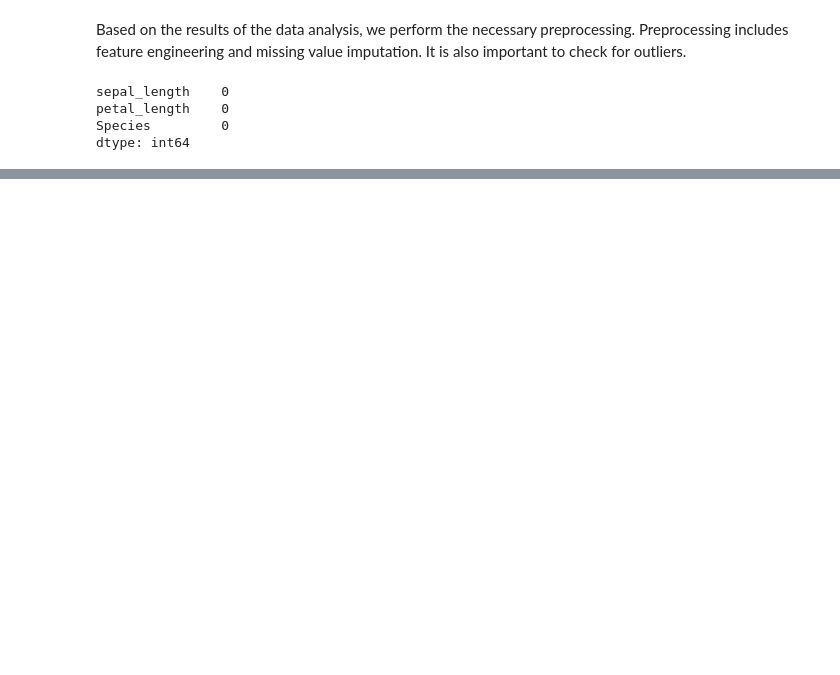
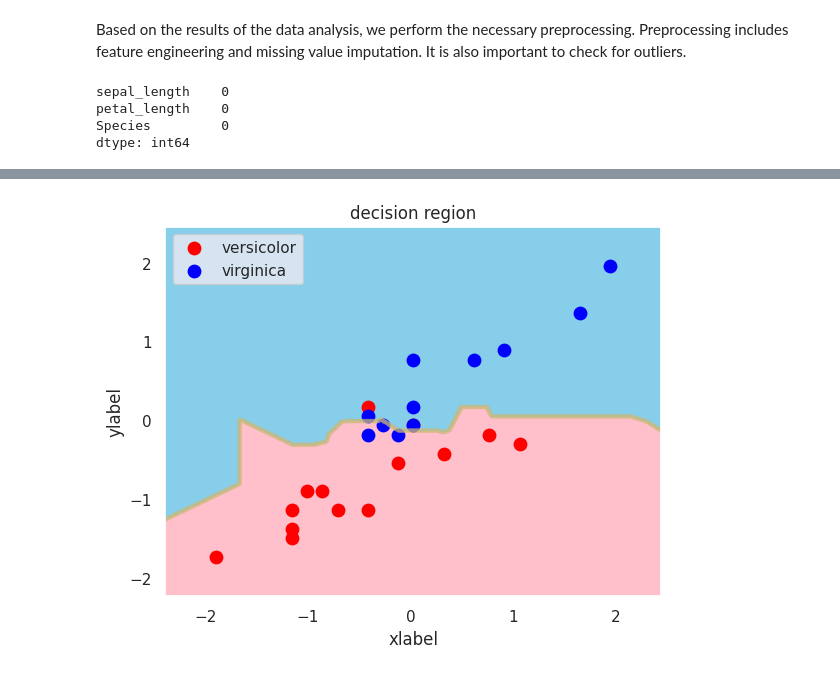
Before and after one commit to Mauroreis100/AIDataScienceCourse, a Jupyter notebook: 14. Binary Classification Dataset/Binary classification of Iris.ipynb, the cells around one changed output, grey strips where cells are left out. Saved outputs shown, nothing was run; the diff lists cells and outputs as text; code cells hidden in the pictures; blank space fills up the shorter version.

```diff
--- a/14. Binary Classification Dataset/Binary classification of Iris.ipynb
+++ b/14. Binary Classification Dataset/Binary classification of Iris.ipynb
@@ -91,0 +317,4 @@ Process the data appropriately. Data quality is very important for getting good
+# %%
+decision_region(X_test_trans, y_test, neigh1)
+# %% [output]
+[figure, added]
```
Also changed, not shown: parts of 54 cells of this notebook.
